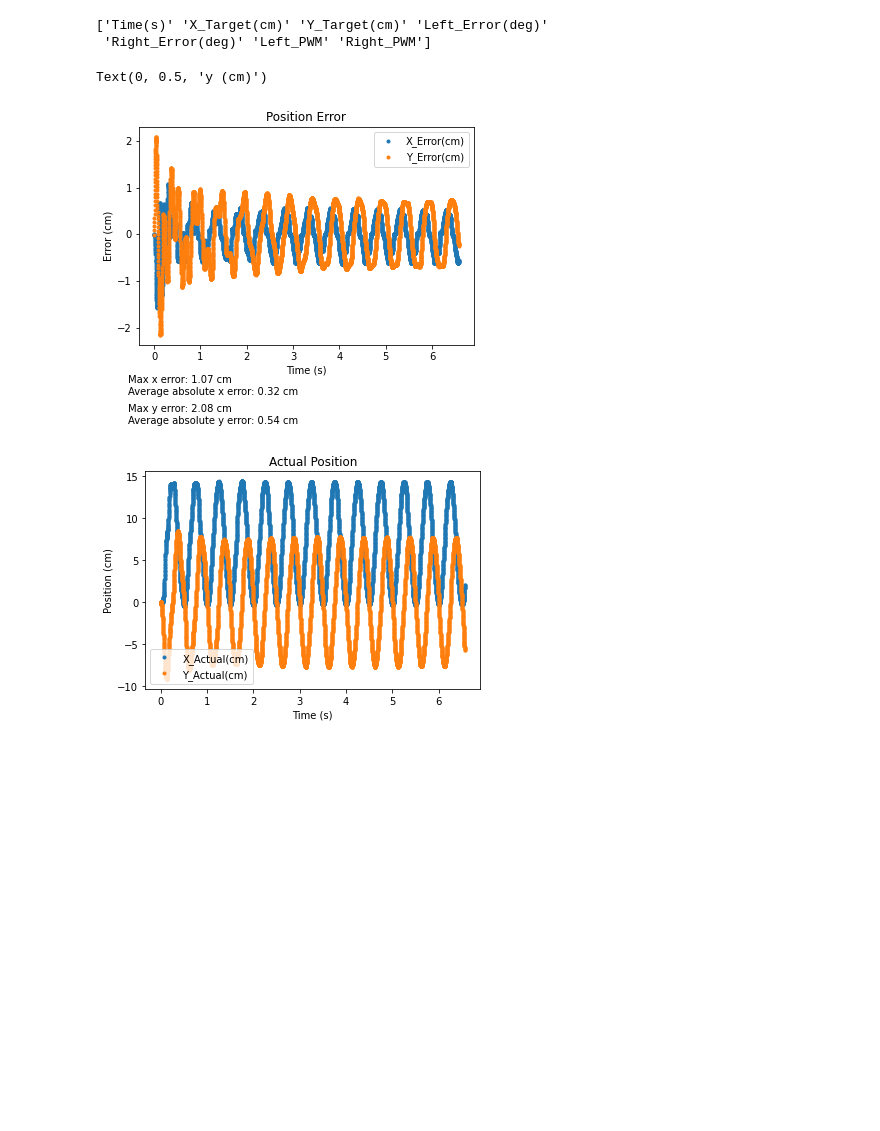
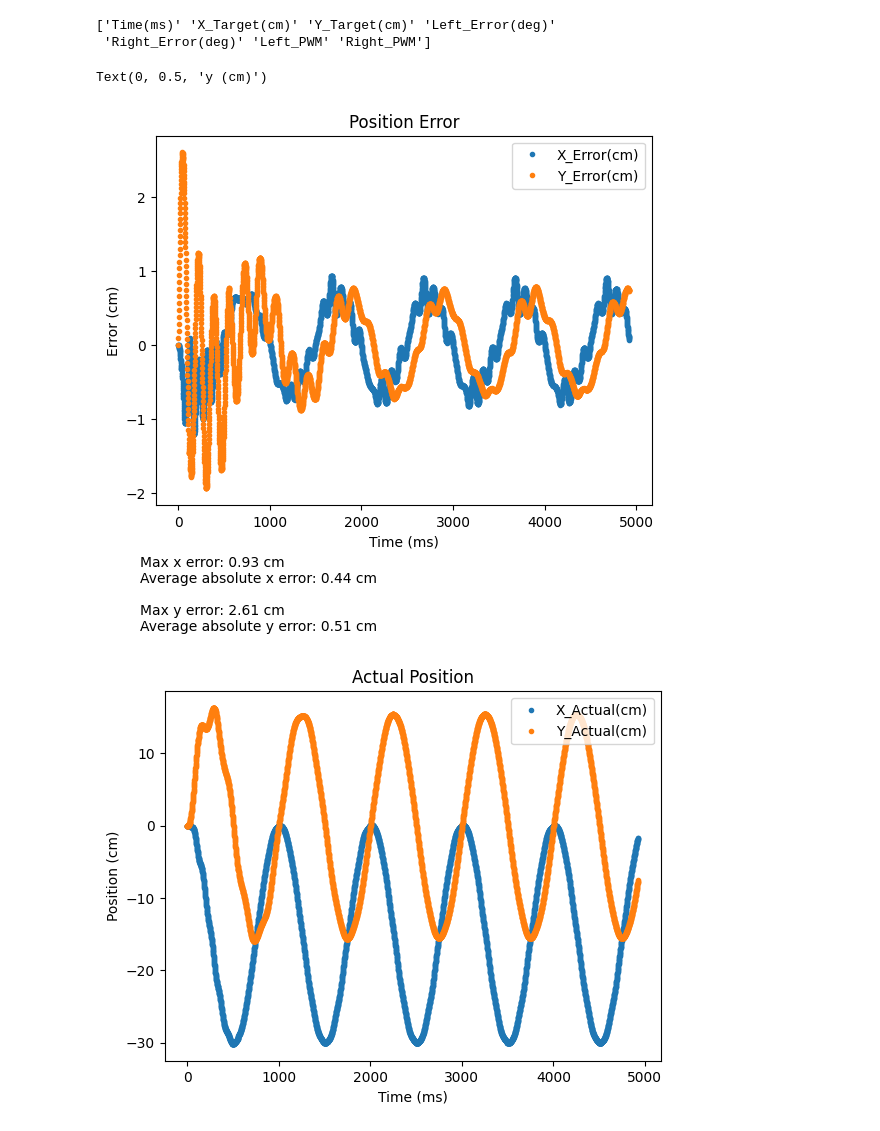
Before and after one commit to petervoznyuk/BluePill-LLC, a Jupyter notebook: analysis.ipynb, the cells around one changed output. Drawn from its saved outputs; the diff is of its cells as text; code cells hidden in the pictures; blank space fills up the shorter version.

Commit message:
Updated analysis, added run_table.sh

```diff
--- a/analysis.ipynb
+++ b/analysis.ipynb
@@ -20,7 +20,7 @@ def theta_to_xy(theta_l, theta_r):
 csv_signature = "BEGIN CSV"
 # %%
 all_files = os.listdir('data')
-most_recent_file = 'data6.csv' # all_files[-1] # most recent file will be last alphabetically
+most_recent_file = all_files[-1] # most recent file will be last alphabetically
 
 with open('data/' + most_recent_file, 'r', encoding='utf-8') as f:
     file_contents = f.read()
@@ -42,21 +42,21 @@ print(table.columns.values)
 table['X_Error(cm)'] = [theta_to_xy(l,r)[0]*100 for l, r in zip(table['Left_Error(deg)'], table['Right_Error(deg)'])]
 table['Y_Error(cm)'] = [theta_to_xy(l,r)[1]*100 for l, r in zip(table['Left_Error(deg)'], table['Right_Error(deg)'])]
 
-table['X_Actual(cm)'] = table['X_Error(cm)'] - table['X_Target(cm)']
-table['Y_Actual(cm)'] = table['Y_Error(cm)'] - table['Y_Target(cm)']
+table['X_Actual(cm)'] = table['X_Target(cm)'] - table['X_Error(cm)']
+table['Y_Actual(cm)'] = table['Y_Target(cm)'] - table['Y_Error(cm)']
 # %% [output]
-['Time(s)' 'X_Target(cm)' 'Y_Target(cm)' 'Left_Error(deg)'
+['Time(ms)' 'X_Target(cm)' 'Y_Target(cm)' 'Left_Error(deg)'
  'Right_Error(deg)' 'Left_PWM' 'Right_PWM']
 # %%
 plt.figure()
 plotted_values = ['X_Error(cm)', 'Y_Error(cm)']
 
 for val in plotted_values:
-    plt.plot(table['Time(s)'], table[val], marker='o', markersize=3, linestyle='none')
+    plt.plot(table['Time(ms)'], table[val], marker='o', markersize=3, linestyle='none')
 
 plt.legend(plotted_values)
 plt.title('Position Error')
-plt.xlabel('Time (s)')
+plt.xlabel('Time (ms)')
 plt.ylabel('Error (cm)')
 
 plt.figtext(0.1, -0.05, f"\nMax x error: {round(table['X_Error(cm)'].max(),2)} cm\n" \
@@ -69,44 +69,45 @@ plt.figure()
 plotted_values = ['X_Actual(cm)', 'Y_Actual(cm)']
 
 for val in plotted_values:
-    plt.plot(table['Time(s)'], table[val], marker='o', markersize=3, linestyle='none')
+    plt.plot(table['Time(ms)'], table[val], marker='o', markersize=3, linestyle='none')
 
 plt.legend(plotted_values)
 plt.title('Actual Position')
-plt.xlabel('Time (s)')
+plt.xlabel('Time (ms)')
 plt.ylabel('Position (cm)')
 
 
 plt.figure()
 plotted_values = ['Left_PWM','Right_PWM']
 
 for val in plotted_values:
-    plt.plot(table['Time(s)'], table[val], marker='o', markersize=3, linestyle='none')
+    plt.plot(table['Time(ms)'], table[val], marker='o', markersize=3, linestyle='none')
 
 plt.legend(plotted_values)
 plt.title('PWM')
-plt.xlabel('Time (s)')
+plt.xlabel('Time (ms)')
 plt.ylabel('PWM (-100 to 100)')
 
 
 plt.figure()
 plotted_values = ['X_Target(cm)', 'Y_Target(cm)']
 
 for val in plotted_values:
-    plt.plot(table['Time(s)'], table[val], marker='o', markersize=3, linestyle='none')
+    plt.plot(table['Time(ms)'], table[val], marker='o', markersize=3, linestyle='none')
 
 plt.legend(plotted_values)
 plt.title('Target')
-plt.xlabel('Time (s)')
+plt.xlabel('Time (ms)')
 plt.ylabel('Target Position')
 
 
 plt.figure()
 plt.plot(table['X_Actual(cm)'], table['Y_Actual(cm)'], marker='o', markersize=3, linestyle='none')
+# plt.plot(table['X_Actual(cm)'].iloc[1], table['Y_Actual(cm)'].iloc[1], color='red', markersize=10)
 plt.axis('equal')
 plt.xlabel('x (cm)')
 plt.ylabel('y (cm)')
 # %% [output]
 Text(0, 0.5, 'y (cm)')
-[figure, old version]
+[figure, new version]
-[figure, old version]
+[figure, new version]
```
Also changed, not shown: parts of 1 cell of this notebook, 2 other files.
